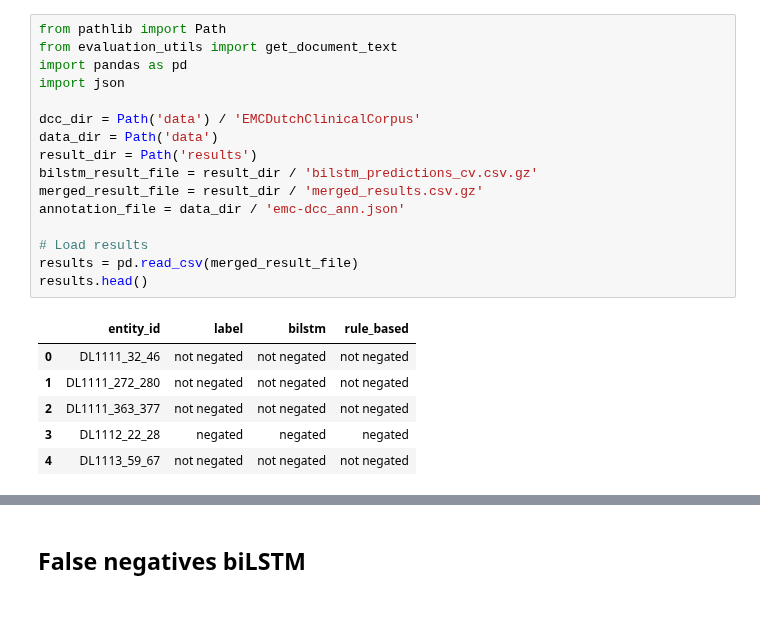
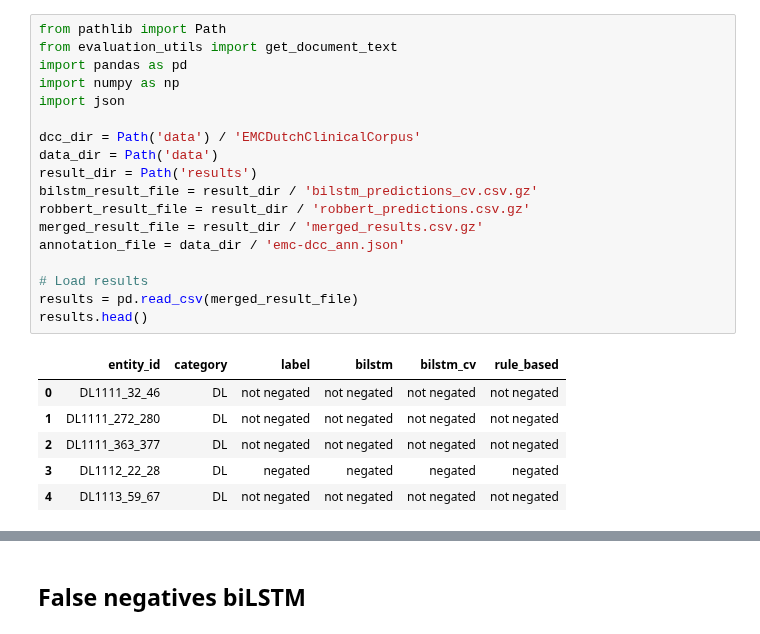
Before and after one commit to umcu/negation-detection, a Jupyter notebook: 02_error_analysis.ipynb, the cells around one changed output, grey strips where cells are left out. Cells and saved outputs as stored; diff of their text form.

```diff
--- a/02_error_analysis.ipynb
+++ b/02_error_analysis.ipynb
@@ -1,23 +1,25 @@
 # %%
 from pathlib import Path
 from evaluation_utils import get_document_text
 import pandas as pd
+import numpy as np
 import json
 
 dcc_dir = Path('data') / 'EMCDutchClinicalCorpus'
 data_dir = Path('data')
 result_dir = Path('results')
 bilstm_result_file = result_dir / 'bilstm_predictions_cv.csv.gz'
+robbert_result_file = result_dir / 'robbert_predictions.csv.gz'
 merged_result_file = result_dir / 'merged_results.csv.gz'
 annotation_file = data_dir / 'emc-dcc_ann.json'
 
 # Load results
 results = pd.read_csv(merged_result_file)
 results.head()
 # %% [output]
-|  | entity_id | label | bilstm | rule_based |
-| 0 | DL1111_32_46 | not negated | not negated | not negated |
-| 1 | DL1111_272_280 | not negated | not negated | not negated |
-| 2 | DL1111_363_377 | not negated | not negated | not negated |
-| 3 | DL1112_22_28 | negated | negated | negated |
-| 4 | DL1113_59_67 | not negated | not negated | not negated |
+|  | entity_id | category | label | bilstm | bilstm_cv | rule_based |
+| 0 | DL1111_32_46 | DL | not negated | not negated | not negated | not negated |
+| 1 | DL1111_272_280 | DL | not negated | not negated | not negated | not negated |
+| 2 | DL1111_363_377 | DL | not negated | not negated | not negated | not negated |
+| 3 | DL1112_22_28 | DL | negated | negated | negated | negated |
+| 4 | DL1113_59_67 | DL | not negated | not negated | not negated | not negated |
```
Also changed, not shown: parts of 25 cells of this notebook, 2 other files.
